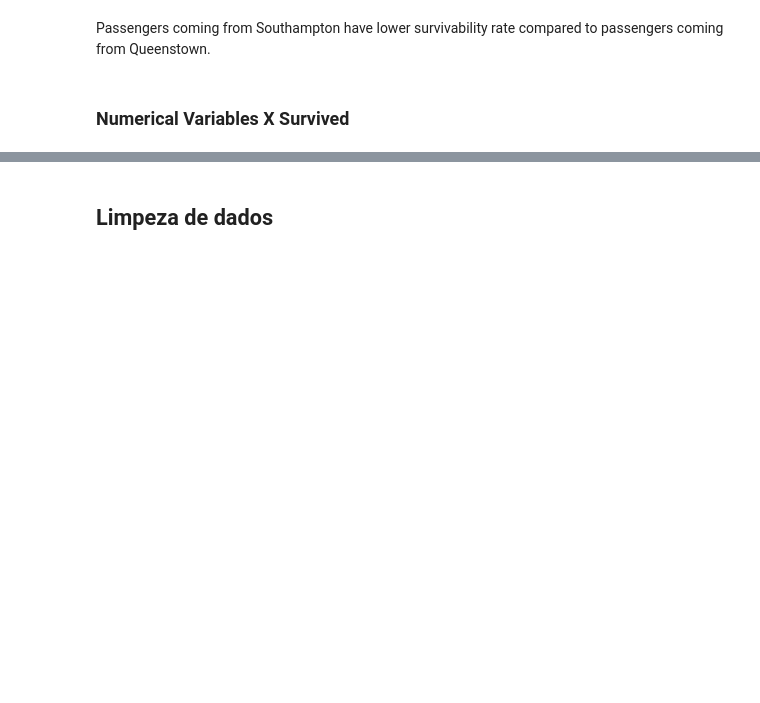
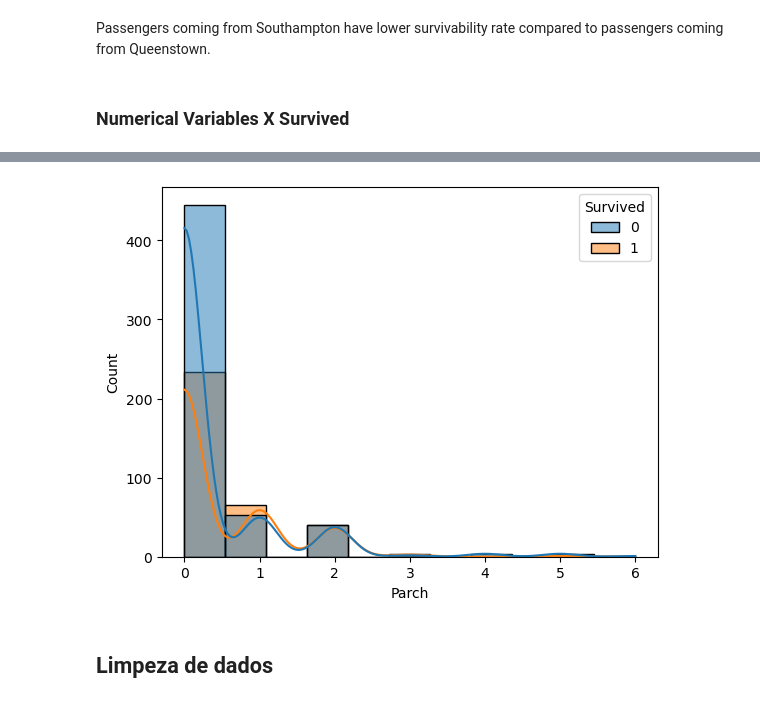
Before and after one commit to YohanFr18/titanic-naive-bayes, a Jupyter notebook: notebooks/naive_bayes.ipynb, the cells around one changed output, grey strips where cells are left out. Cells and saved outputs as stored; diff of their text form; code cells hidden in the pictures; blank space fills up the shorter version.

```diff
--- a/notebooks/naive_bayes.ipynb
+++ b/notebooks/naive_bayes.ipynb
@@ -102,2 +114,6 @@ Passengers coming from Southampton have lower survivability rate compared to pas
+# %%
+sns.histplot(x=train['Parch'], hue=train['Survived'], kde=True);
+# %% [output]
+[figure, added]
 # %% [markdown]
 ## Limpeza de dados
```
Also changed, not shown: parts of 3 cells of this notebook.
